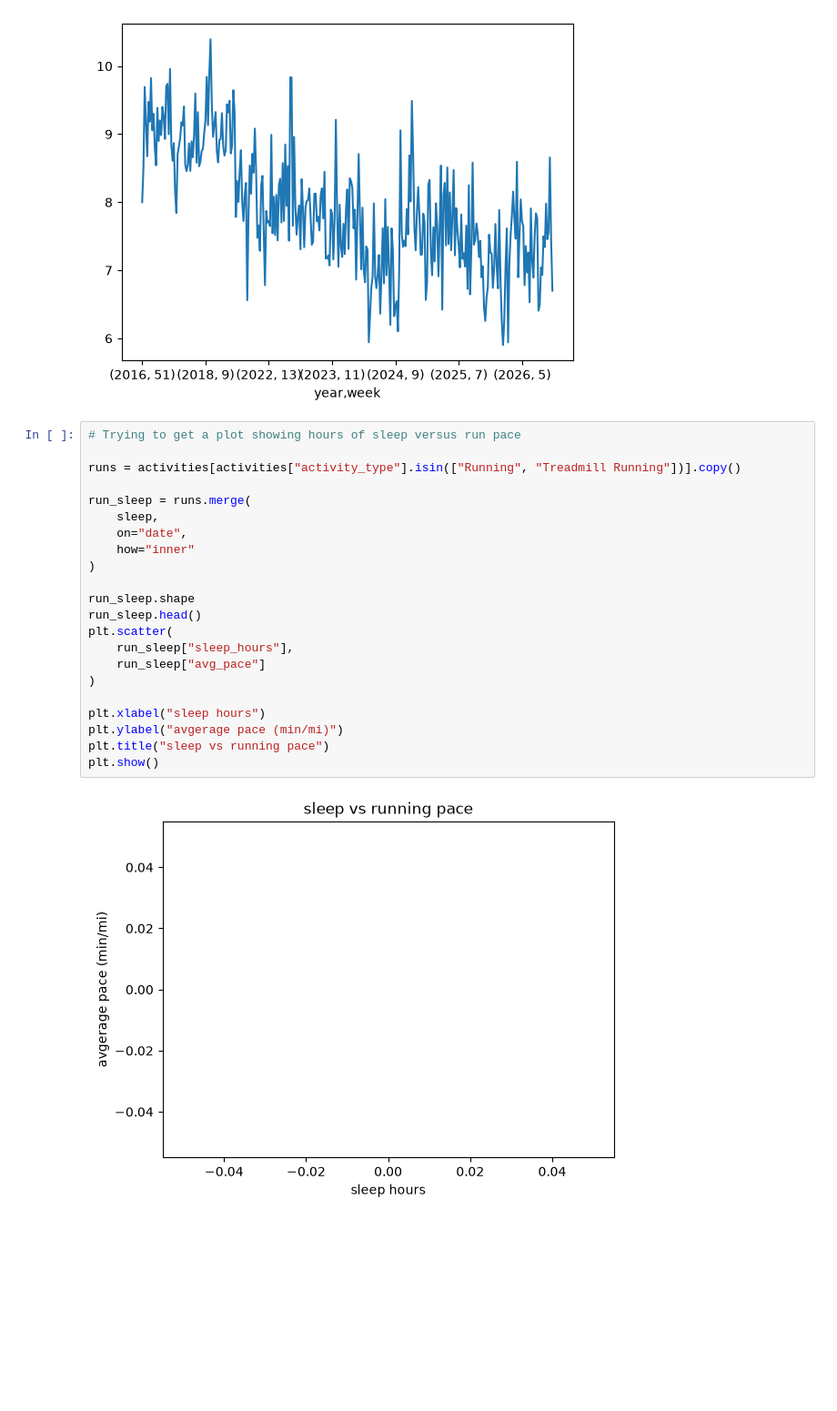
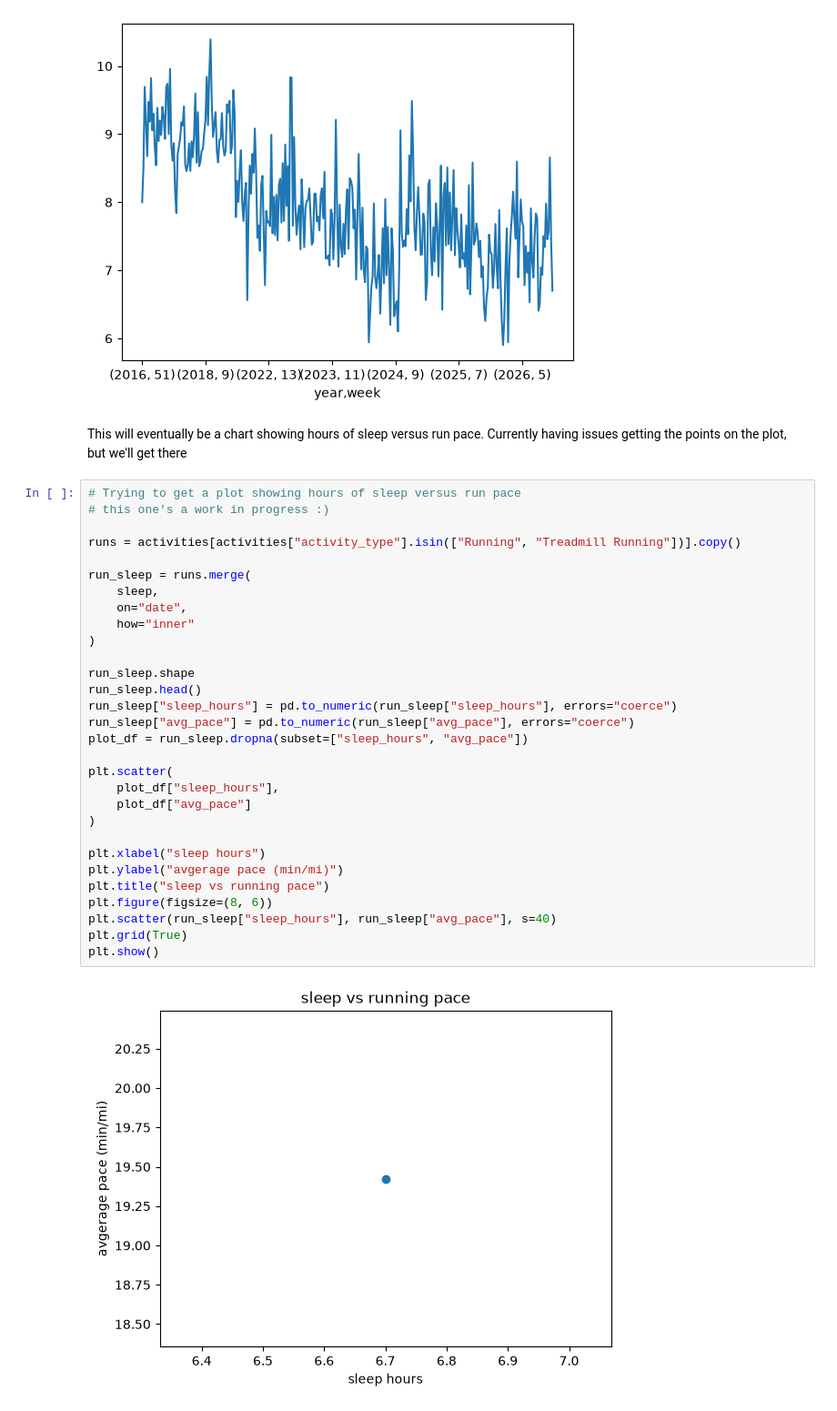
Before and after one commit to Margaret-Paty/Athletics-Analysis, a Jupyter notebook: notebooks/explore_activities.ipynb, the cells around one changed output. Shown at 91% size. Drawn from its saved outputs; the diff is of its cells as text; blank space fills up the shorter version.

```diff
--- a/notebooks/explore_activities.ipynb
+++ b/notebooks/explore_activities.ipynb
@@ -27,27 +31,37 @@ sleep_weekly.plot()
 # %% [output]
 <Axes: xlabel='year,week'>
 [figure]
+# %% [markdown]
+This will eventually be a chart showing hours of sleep versus run pace. Currently having issues getting the points on the plot, but we'll get there
 # %%
 # Trying to get a plot showing hours of sleep versus run pace
+# this one's a work in progress :)
 
 runs = activities[activities["activity_type"].isin(["Running", "Treadmill Running"])].copy()
 
 run_sleep = runs.merge(
     sleep,
     on="date",
     how="inner"
 )
 
 run_sleep.shape
 run_sleep.head()
+run_sleep["sleep_hours"] = pd.to_numeric(run_sleep["sleep_hours"], errors="coerce")
+run_sleep["avg_pace"] = pd.to_numeric(run_sleep["avg_pace"], errors="coerce")
+plot_df = run_sleep.dropna(subset=["sleep_hours", "avg_pace"])
+
 plt.scatter(
-    run_sleep["sleep_hours"],
-    run_sleep["avg_pace"]
+    plot_df["sleep_hours"],
+    plot_df["avg_pace"]
 )
 
 plt.xlabel("sleep hours")
 plt.ylabel("avgerage pace (min/mi)")
 plt.title("sleep vs running pace")
+plt.figure(figsize=(8, 6))
+plt.scatter(run_sleep["sleep_hours"], run_sleep["avg_pace"], s=40)
+plt.grid(True)
 plt.show()
 # %% [output]
-[figure, old version]
+[figure, new version]
```
Also changed, not shown: parts of 5 cells of this notebook, 1 other file.
